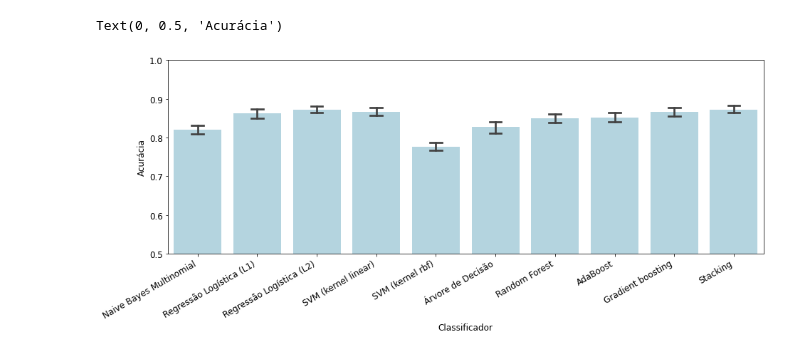
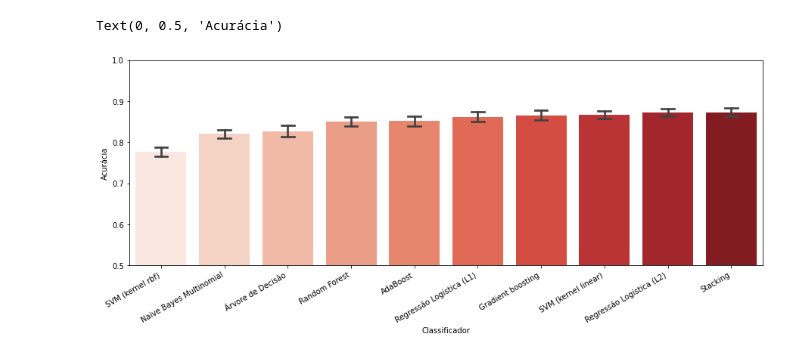
Before and after one commit to matiasvinicius/reddit-in-portuguese, a Jupyter notebook: notebooks/analysis/analysis.ipynb, the cells around one changed output. Cells and saved outputs as stored; diff of their text form; code cells hidden in the pictures.

```diff
--- a/notebooks/analysis/analysis.ipynb
+++ b/notebooks/analysis/analysis.ipynb
@@ -126,3 +128,5 @@ metrics_df.to_csv("../../results/otimal_results.csv")
 # sns.displot(metrics["accuracy"], kde=True)
 # plt.axvline(lim_inf, color="red")
 # plt.axvline(lim_sup, color="red")
+# %%
+metrics_df = pd.read_csv("../../results/otimal_results.csv").drop("Unnamed: 0", axis=1)
@@ -129,14 +149,14 @@ metrics_df.to_csv("../../results/otimal_results.csv")
 # %%
 font = {'size': 12}
 
 matplotlib.rc('font', **font)
 
 plt.figure(figsize=(15,5))
 plt.ylim(0.5, 1)
 plt.xticks(rotation=30, ha='right')
-sns.barplot(x='clf', y='accuracy', data=metrics_df, estimator=np.mean, ci=95, capsize=.2, color='lightblue')
+sns.barplot(x='clf', y='accuracy', data=metrics_df, estimator=np.mean, ci=95, capsize=.2,palette="Reds", order=metrics_df.groupby("clf").mean()["accuracy"].sort_values().reset_index()["clf"])
 plt.xlabel('Classificador')
 plt.ylabel('Acurácia')
 # %% [output]
 Text(0, 0.5, 'Acurácia')
-[figure, old version]
+[figure, new version]
```
Also changed, not shown: parts of 14 cells of this notebook.
